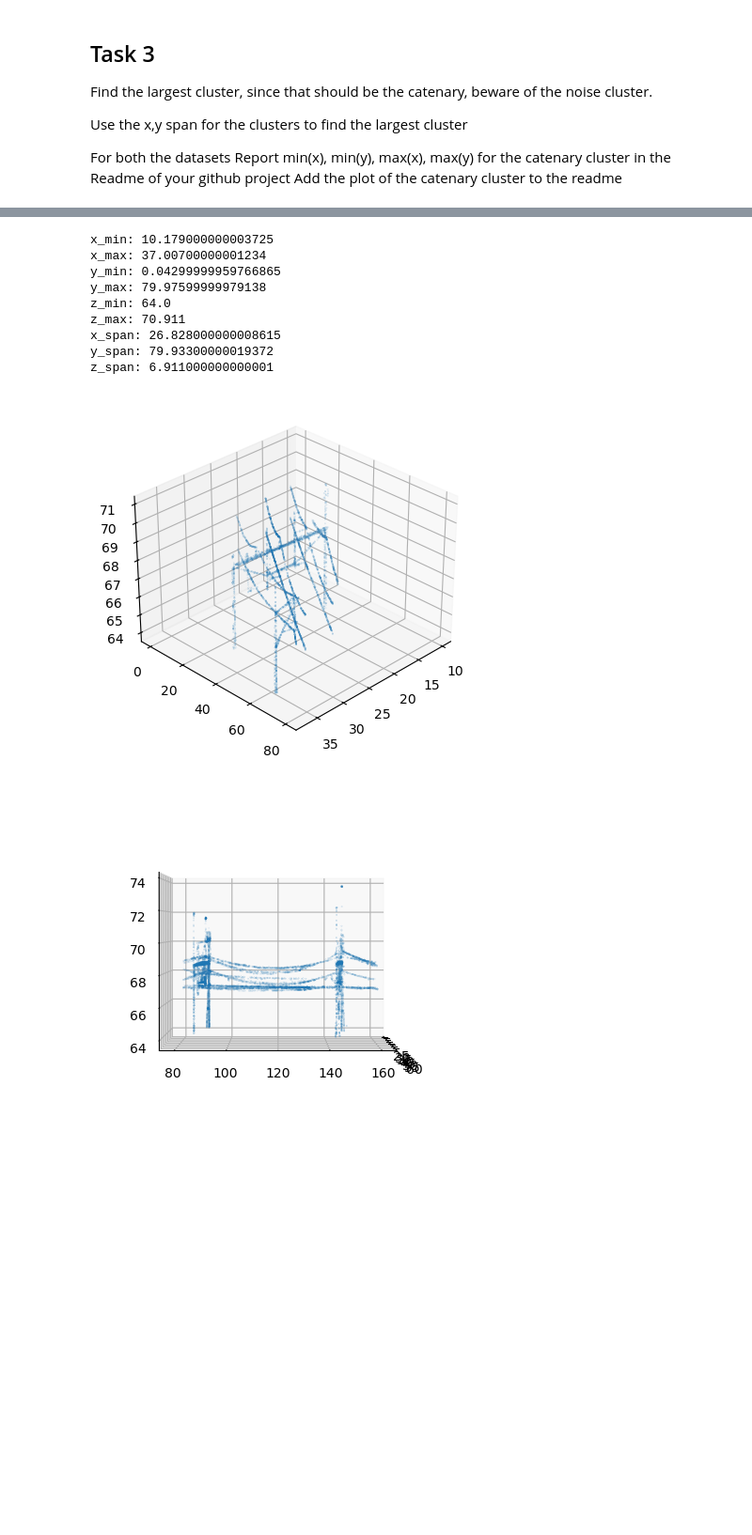
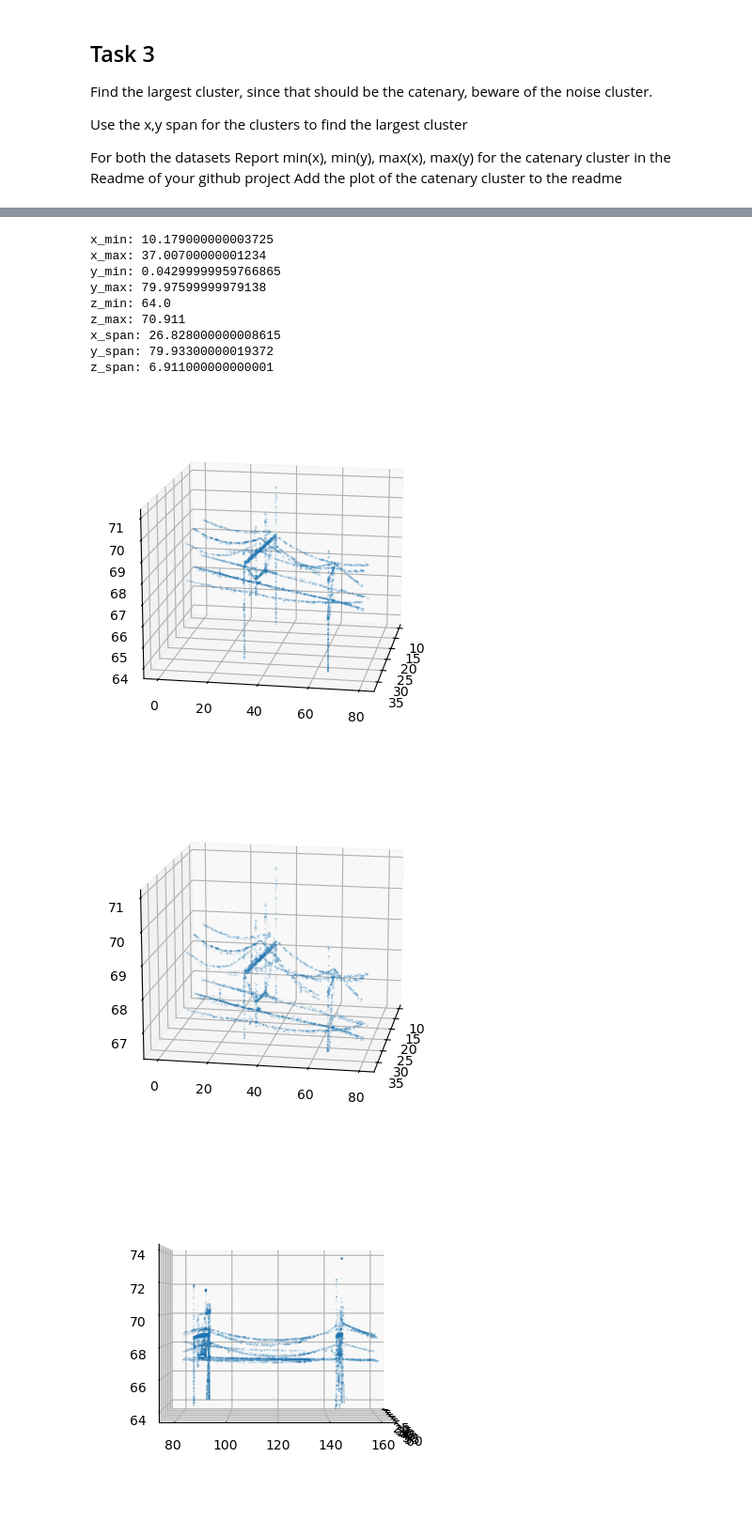
Before and after one commit to flod1n/D7018B-IAI-for-Operation-and-Maintenance, a Jupyter notebook: Assignment 5/share.ipynb, the cells around one changed output, grey strips where cells are left out. Shown at 94% size. Drawn from its saved outputs; the diff is of its cells as text; code cells hidden in the pictures; blank space fills up the shorter version.

```diff
--- a/Assignment 5/share.ipynb
+++ b/Assignment 5/share.ipynb
@@ -291,30 +299,32 @@ z_span: 9.549000000000035
 # %%
 pcd2 = np.load("dataset2.npy")
 est_ground_level = get_ground_level(pcd2)
 pcd2_above_ground = pcd2[pcd2[:,2] > est_ground_level]
 eps = 2.25
 
 clustering2 = DBSCAN(eps=eps, min_samples=5).fit(pcd2_above_ground)
 labels2 = clustering2.labels_
 clusters2 = len(set(labels2)) - (1 if -1 in labels2 else 0)
 
 pcd2_cluster, boundry2 = get_largest_cluster(pcd2_above_ground, labels2)
-
+pcd2_catenary = pcd2_cluster[pcd2_cluster[:,2] > pcd2_cluster[:,2].min() + 2.5]
 for key, value in boundry2.items():
     print(f"{key}: {value}")
 
-show_cloud(pcd2_cluster, elev=30, azim=45)
+show_cloud(pcd2_cluster, elev=15, azim=10)
+show_cloud(pcd2_catenary, elev=15, azim=10)
 # %% [output]
 x_min: 10.179000000003725
 x_max: 37.00700000001234
 y_min: 0.04299999959766865
 y_max: 79.97599999979138
 z_min: 64.0
 z_max: 70.911
 x_span: 26.828000000008615
 y_span: 79.93300000019372
 z_span: 6.911000000000001
-[figure, old version]
+[figure, new version]
+[figure, added]
 # %%
 tjena, boundry = get_largest_cluster(pcd_above_ground,labels)
 
```
Also changed, not shown: parts of 2 cells of this notebook, 2 other files.
